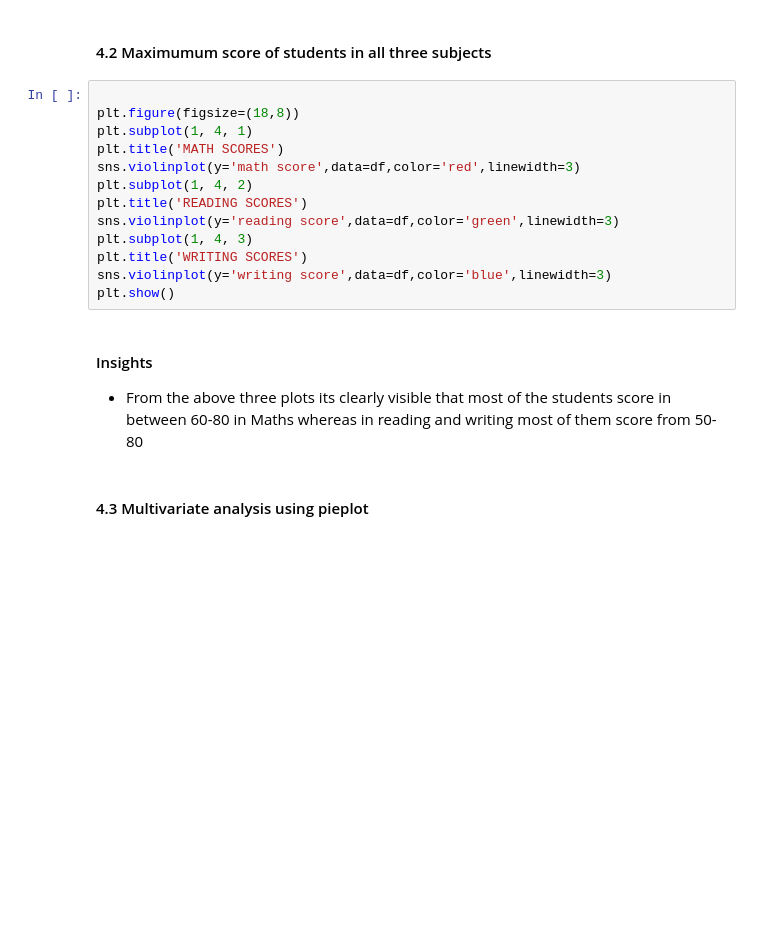
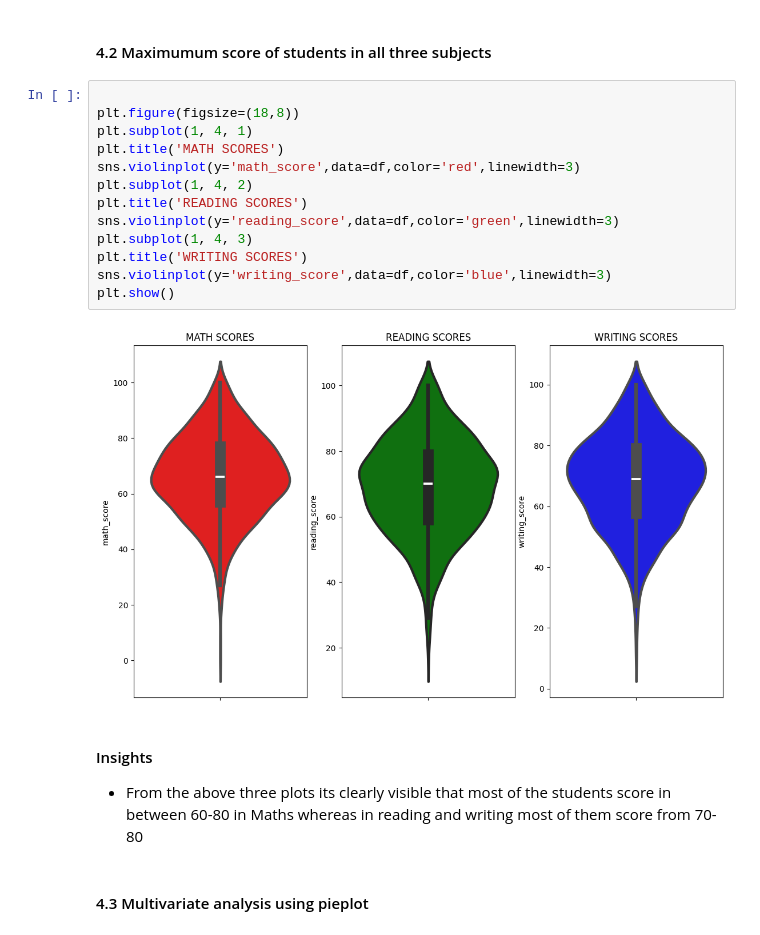
Before and after one commit to NavroopDS/Student-Performance-Project, a Jupyter notebook: notebook/1 . EDA STUDENT PERFORMANCE .ipynb, the cells around one changed output. Cells and saved outputs as stored; diff of their text form; blank space fills up the shorter version.

```diff
--- a/notebook/1 . EDA STUDENT PERFORMANCE .ipynb
+++ b/notebook/1 . EDA STUDENT PERFORMANCE .ipynb
@@ -215,19 +315,21 @@ plt.show()
 # %%
 
 plt.figure(figsize=(18,8))
 plt.subplot(1, 4, 1)
 plt.title('MATH SCORES')
-sns.violinplot(y='math score',data=df,color='red',linewidth=3)
+sns.violinplot(y='math_score',data=df,color='red',linewidth=3)
 plt.subplot(1, 4, 2)
 plt.title('READING SCORES')
-sns.violinplot(y='reading score',data=df,color='green',linewidth=3)
+sns.violinplot(y='reading_score',data=df,color='green',linewidth=3)
 plt.subplot(1, 4, 3)
 plt.title('WRITING SCORES')
-sns.violinplot(y='writing score',data=df,color='blue',linewidth=3)
+sns.violinplot(y='writing_score',data=df,color='blue',linewidth=3)
 plt.show()
+# %% [output]
+[figure, added]
 # %% [markdown]
 #### Insights
-- From the above three plots its clearly visible that most of the students score in between 60-80 in Maths whereas in reading and writing most of them score from 50-80
+- From the above three plots its clearly visible that most of the students score in between 60-80 in Maths whereas in reading and writing most of them score from 70-80
 # %% [markdown]
 #### 4.3 Multivariate analysis using pieplot
 # %%
```
Also changed, not shown: parts of 38 cells of this notebook, 3 other files.
